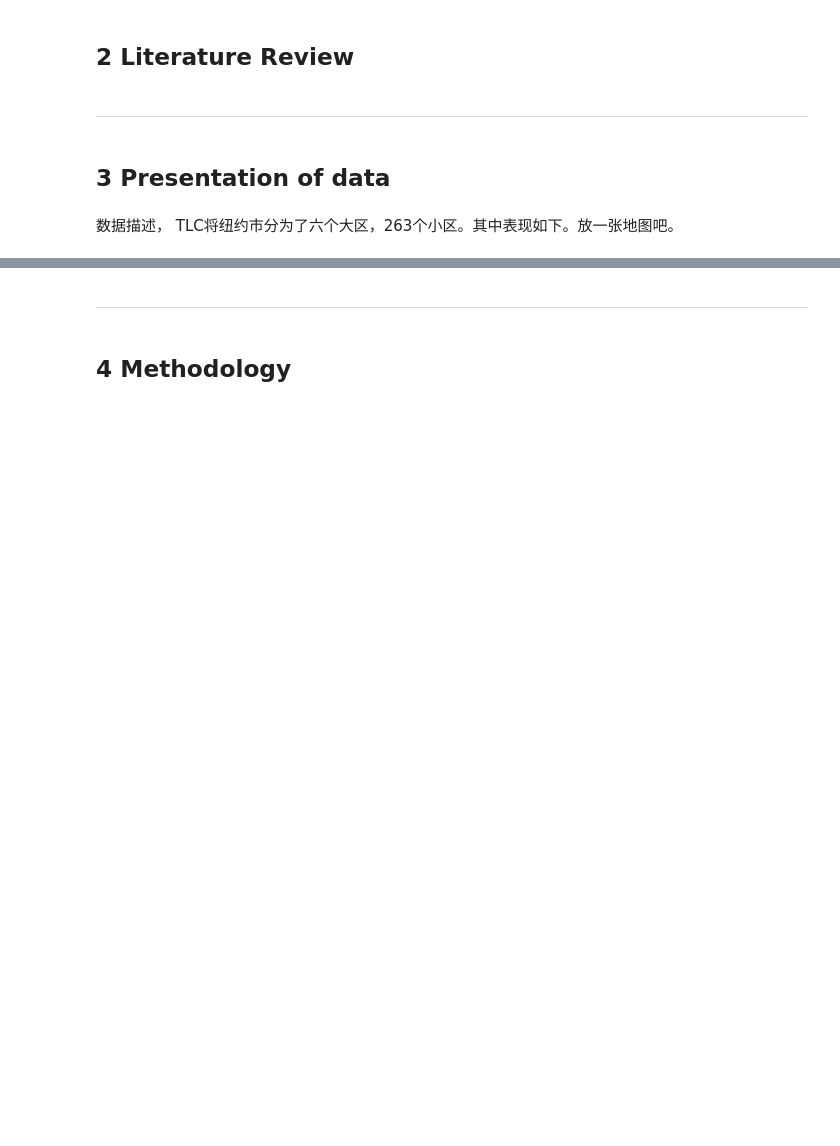
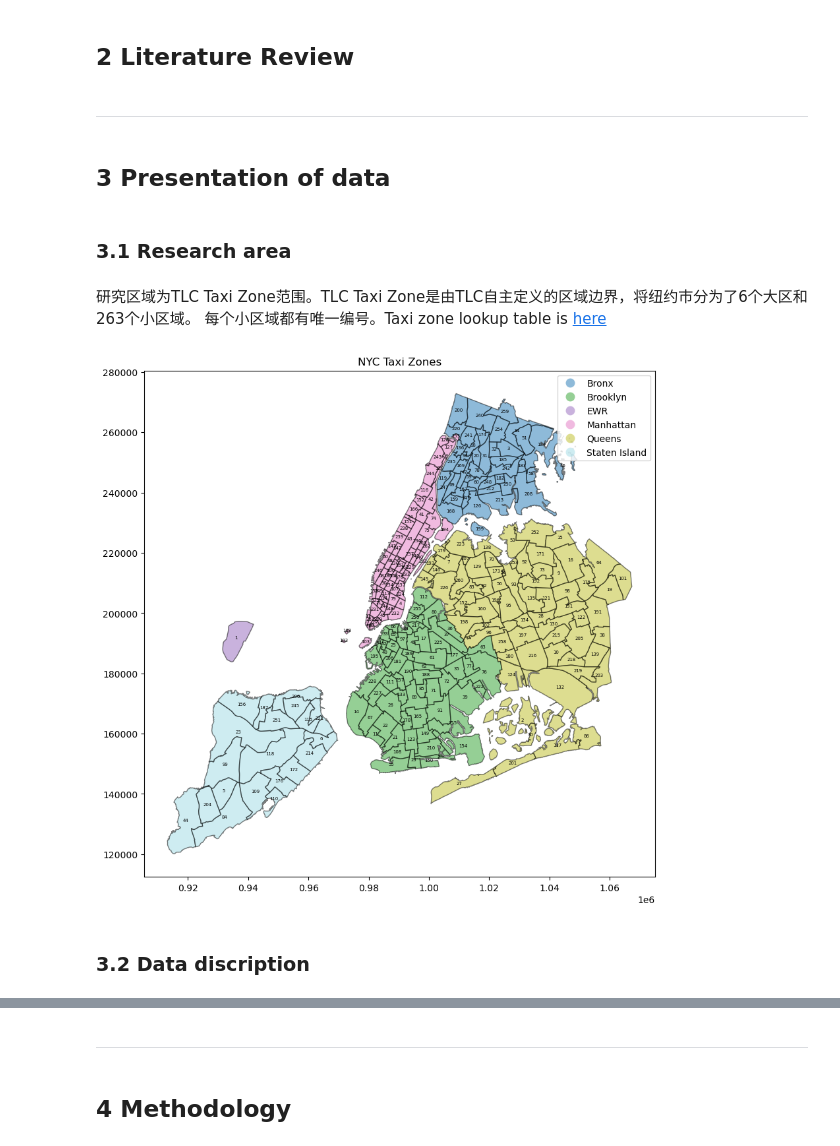
Before and after one commit to X-Fan-Jack/Taxis-prediction-in-NYC, a Jupyter notebook: cw_casa06.ipynb, the cells around one changed output, grey strips where cells are left out. Saved outputs shown, nothing was run; the diff lists cells and outputs as text; code cells hidden in the pictures; blank space fills up the shorter version.

```diff
--- a/cw_casa06.ipynb
+++ b/cw_casa06.ipynb
@@ -88,15 +71,31 @@ cur = conn.cursor()
 <hr>
 # %% [markdown]
 ## 3 Presentation of data
-# %% [markdown]
-数据描述，
-TLC将纽约市分为了六个大区，263个小区。其中表现如下。放一张地图吧。
+# %% [markdown]
+### 3.1 Research area
+# %% [markdown]
+研究区域为TLC Taxi Zone范围。TLC Taxi Zone是由TLC自主定义的区域边界，将纽约市分为了6个大区和263个小区域。 每个小区域都有唯一编号。Taxi zone lookup table is [here](https://github.com/X-Fan-Jack/Taxis-prediction-in-NYC/blob/master/data/taxi_zone_lookup.csv)
 # %%
-# 读取shapefile文件
+# Read shapefile
 shp_file = 'data/taxi_zones/taxi_zones.shp'
 map_df = gpd.read_file(shp_file)
 
-# 绘制地图
+# Create a new figure
 fig, ax = plt.subplots(figsize=(10,10))
-map_df.plot(ax=ax, alpha=0.5, edgecolor='k')
+
+# Plot the GeoDataFrame and color the polygons based on the 'borough' column
+map_df.plot(ax=ax, column='borough', cmap='tab20', alpha=0.5, edgecolor='k', legend=True)
+
+# Add labels to each polygon
+for idx, row in map_df.iterrows():
+    ax.annotate(row['LocationID'], row['geometry'].centroid.coords[0], fontsize=5,horizontalalignment='center')
+
+# Set the title of the plot
+ax.set_title('NYC Taxi Zones')
+
+# Show the plot
 plt.show()
+# %% [output]
+[figure, added]
+# %% [markdown]
+### 3.2 Data discription
```
Also changed, not shown: parts of 40 cells of this notebook.
